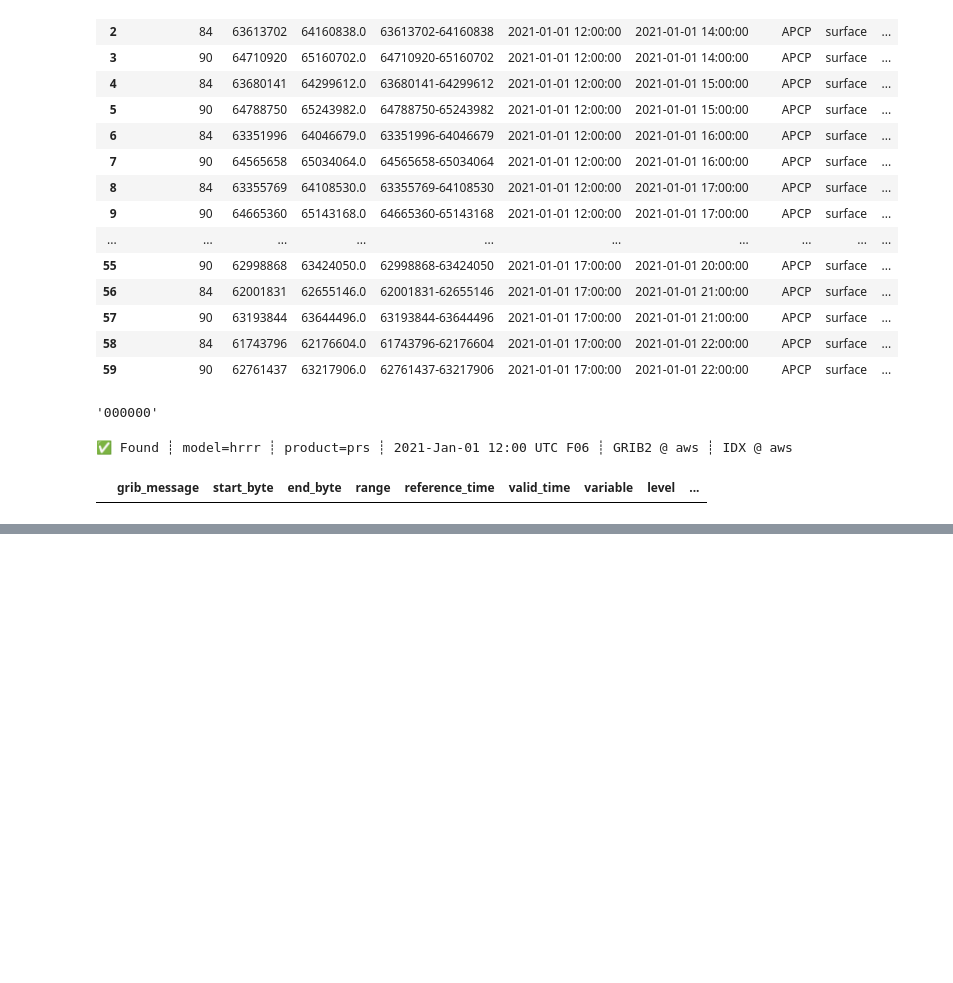
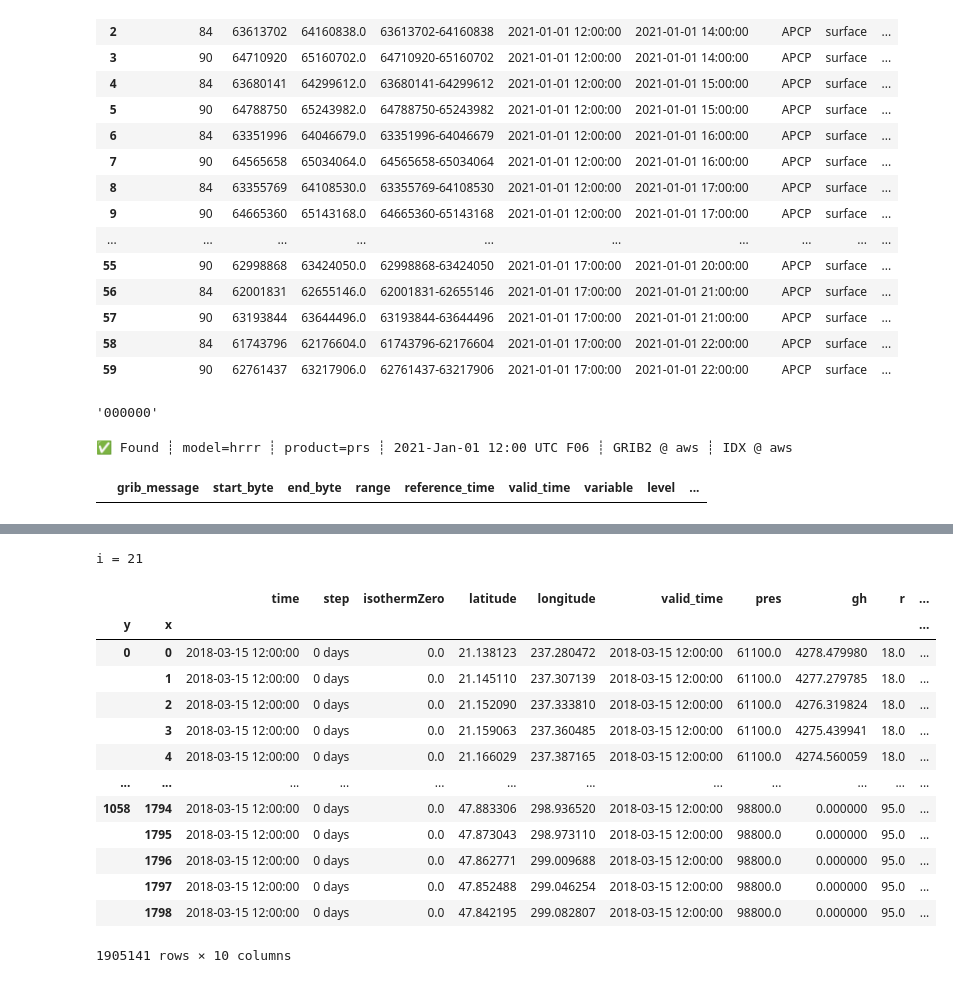
Before and after one commit to AmeerArsala/graphcast-generation, a Jupyter notebook: notebooks/nam_hrrr.ipynb, the cells around one changed output, grey strips where cells are left out. Cells and saved outputs as stored; diff of their text form; code cells hidden in the pictures; blank space fills up the shorter version.

```diff
--- a/notebooks/nam_hrrr.ipynb
+++ b/notebooks/nam_hrrr.ipynb
@@ -504,0 +956,18 @@ H2.inventory("W_VEL:500 mb")
+# %%
+show_next()
+# %% [output]
+i = 21
+|  |  | time | step | isothermZero | latitude | longitude | valid_time | pres | gh | r | ... |
+| y | x |  |  |  |  |  |  |  |  |  | ... |
+| 0 | 0 | 2018-03-15 12:00:00 | 0 days | 0.0 | 21.138123 | 237.280472 | 2018-03-15 12:00:00 | 61100.0 | 4278.479980 | 18.0 | ... |
+|  | 1 | 2018-03-15 12:00:00 | 0 days | 0.0 | 21.145110 | 237.307139 | 2018-03-15 12:00:00 | 61100.0 | 4277.279785 | 18.0 | ... |
+|  | 2 | 2018-03-15 12:00:00 | 0 days | 0.0 | 21.152090 | 237.333810 | 2018-03-15 12:00:00 | 61100.0 | 4276.319824 | 18.0 | ... |
+|  | 3 | 2018-03-15 12:00:00 | 0 days | 0.0 | 21.159063 | 237.360485 | 2018-03-15 12:00:00 | 61100.0 | 4275.439941 | 18.0 | ... |
+|  | 4 | 2018-03-15 12:00:00 | 0 days | 0.0 | 21.166029 | 237.387165 | 2018-03-15 12:00:00 | 61100.0 | 4274.560059 | 18.0 | ... |
+| ... | ... | ... | ... | ... | ... | ... | ... | ... | ... | ... | ... |
+| 1058 | 1794 | 2018-03-15 12:00:00 | 0 days | 0.0 | 47.883306 | 298.936520 | 2018-03-15 12:00:00 | 98800.0 | 0.000000 | 95.0 | ... |
+|  | 1795 | 2018-03-15 12:00:00 | 0 days | 0.0 | 47.873043 | 298.973110 | 2018-03-15 12:00:00 | 98800.0 | 0.000000 | 95.0 | ... |
+|  | 1796 | 2018-03-15 12:00:00 | 0 days | 0.0 | 47.862771 | 299.009688 | 2018-03-15 12:00:00 | 98800.0 | 0.000000 | 95.0 | ... |
+|  | 1797 | 2018-03-15 12:00:00 | 0 days | 0.0 | 47.852488 | 299.046254 | 2018-03-15 12:00:00 | 98800.0 | 0.000000 | 95.0 | ... |
+|  | 1798 | 2018-03-15 12:00:00 | 0 days | 0.0 | 47.842195 | 299.082807 | 2018-03-15 12:00:00 | 98800.0 | 0.000000 | 95.0 | ... |
+1905141 rows × 10 columns
```
Also changed, not shown: parts of 55 cells of this notebook.
